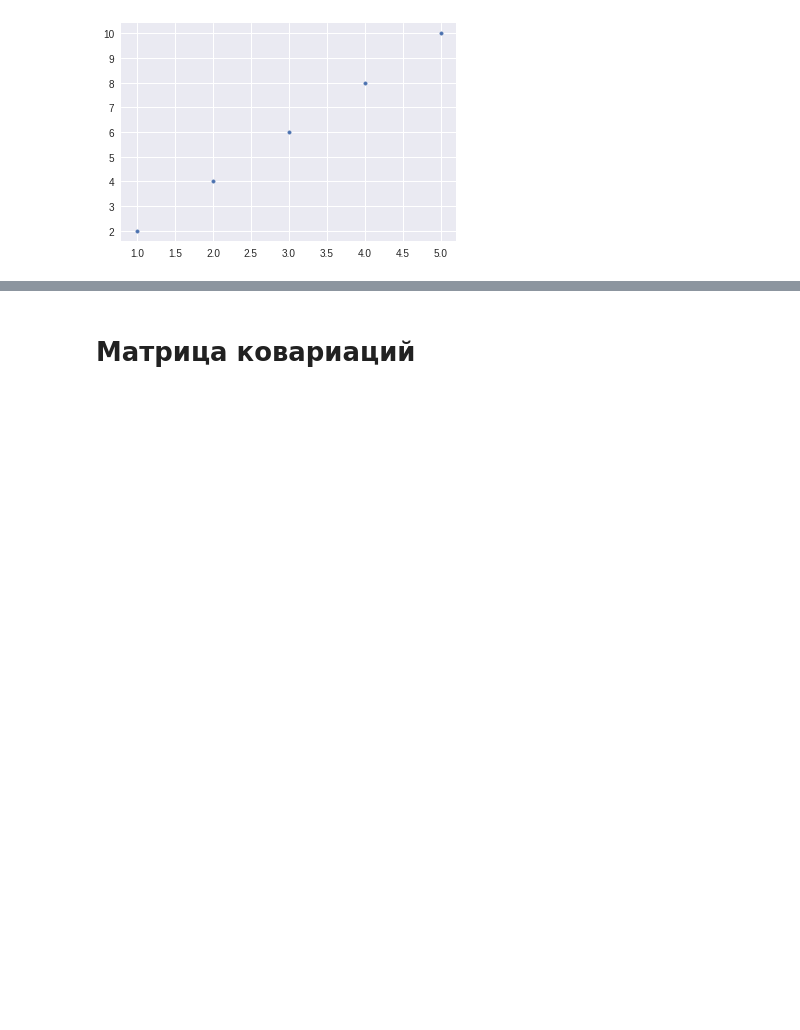
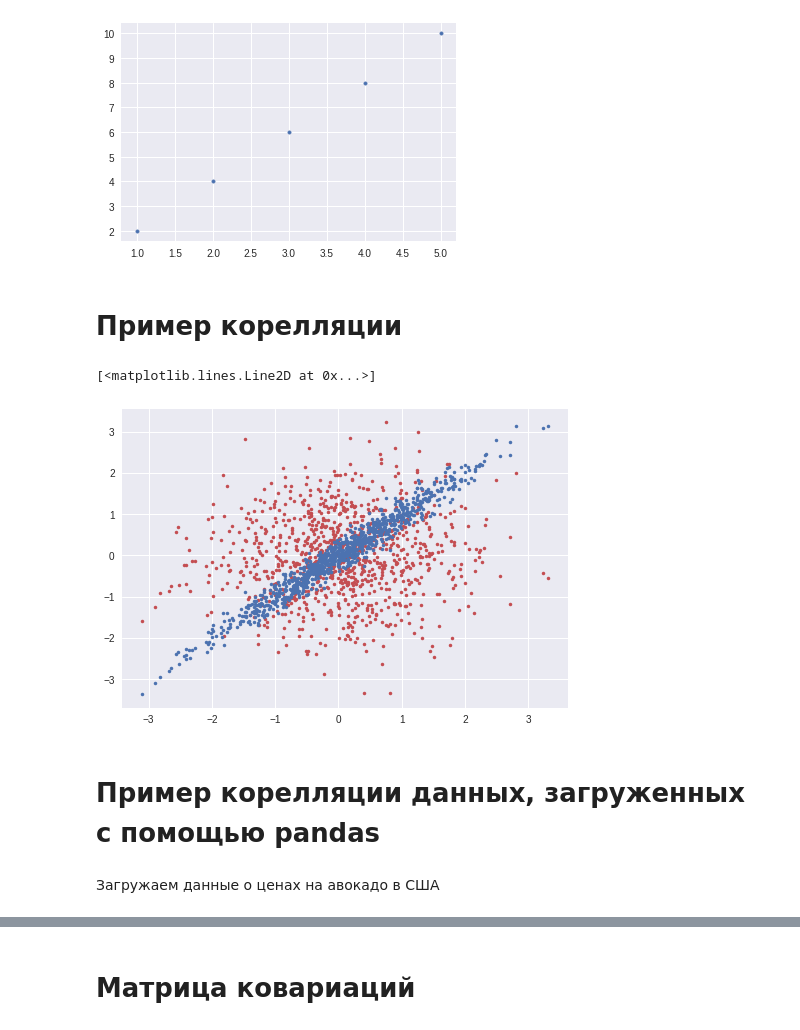
Before and after one commit to yustiks/statistics_in_python, a Jupyter notebook: stochastic_variables.ipynb, the cells around one changed output, grey strips where cells are left out. Cells and saved outputs as stored; diff of their text form; code cells hidden in the pictures; blank space fills up the shorter version.

```diff
--- a/stochastic_variables.ipynb
+++ b/stochastic_variables.ipynb
@@ -141,3 +168,22 @@ print(corr)
 # %% [output]
 1.0
 [figure]
+# %% [markdown]
+# Пример корелляции
+# %%
+import numpy.linalg as la
+n = 1000
+C = [[1,0.98],[0.98,1]]
+A = la.cholesky(C)
+X = np.random.randn(n,2)
+Y = np.dot(A,X.T)
+
+plt.plot(X[:,0], X[:,1], 'r.')
+plt.plot(Y[0,:], Y[1,:], 'b.')
+# %% [output]
+[<matplotlib.lines.Line2D at 0x...>]
+[figure, added]
+# %% [markdown]
+# Пример корелляции данных, загруженных с помощью pandas
+# %% [markdown]
+Загружаем данные о ценах на авокадо в США
```
Also changed, not shown: parts of 13 cells of this notebook.
